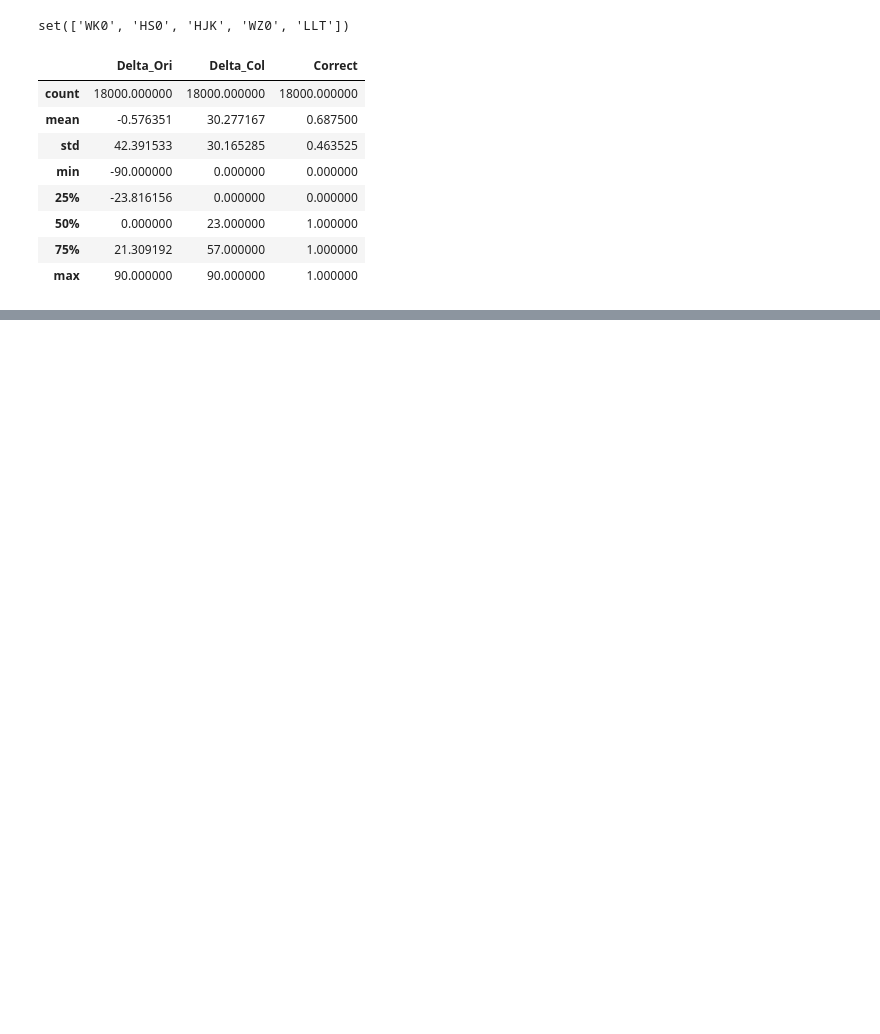
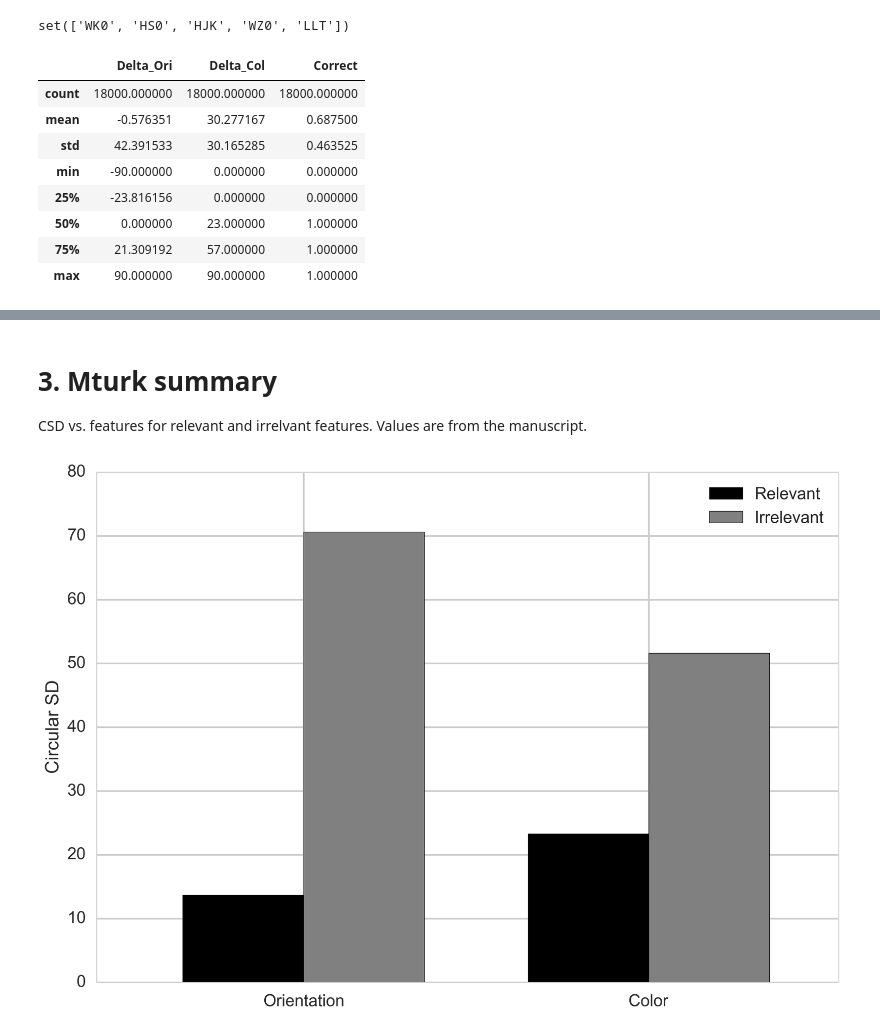
Before and after one commit to hongsups/vstm_vp, a Jupyter notebook: two_feature_performance_test.ipynb, the cells around one changed output, grey strips where cells are left out. Cells and saved outputs as stored; diff of their text form; code cells hidden in the pictures; blank space fills up the shorter version.

```diff
--- a/two_feature_performance_test.ipynb
+++ b/two_feature_performance_test.ipynb
@@ -171,0 +591,27 @@ df3.describe()
+# %% [markdown]
+# 3. Mturk summary
+CSD vs. features for relevant and irrelvant features. Values are from the manuscript.
+# %%
+ind = np.arange(2)+0.5  # the x locations for the groups
+width = 0.35       # the width of the bars
+
+rel_csd = (13.7,23.3)
+irr_csd = (70.6,51.6)
+
+fig, ax = plt.subplots()
+rects1 = ax.bar(ind, rel_csd, width, color='black')
+rects2 = ax.bar(ind + width, irr_csd, width, color='gray')
+
+# add some text for labels, title and axes ticks
+ax.set_ylabel('Circular SD')
+ax.set_xticks(ind + width)
+ax.set_xticklabels(('Orientation', 'Color'))
+
+ax.legend((rects1[0], rects2[0]), ('Relevant', 'Irrelevant'))
+ax.set_xlim([0.25, 2.4])
+
+plt.rc("savefig", dpi=360)
+# plt.savefig('mturk_lab_CL.pdf')
+plt.show()
+# %% [output]
+[figure, added]
```
Also changed, not shown: parts of 57 cells of this notebook.
